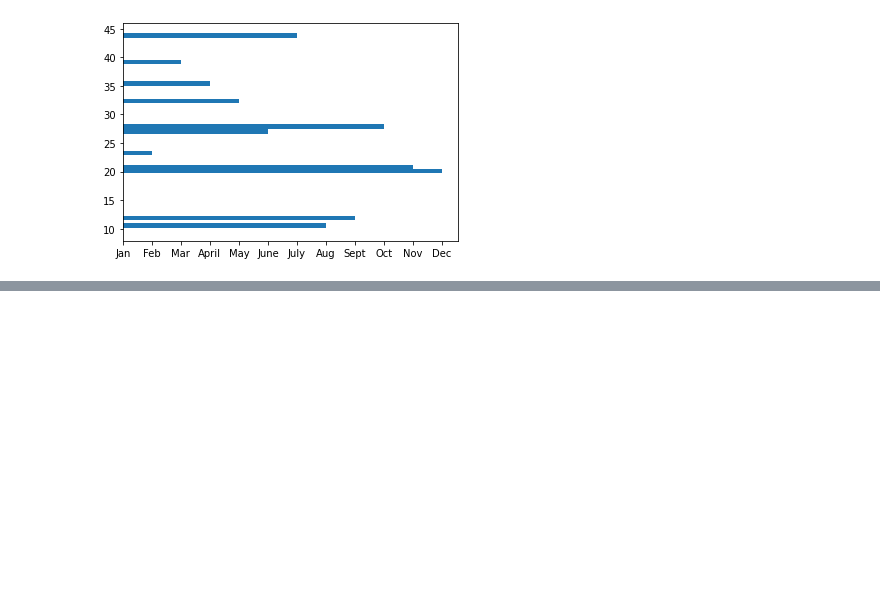
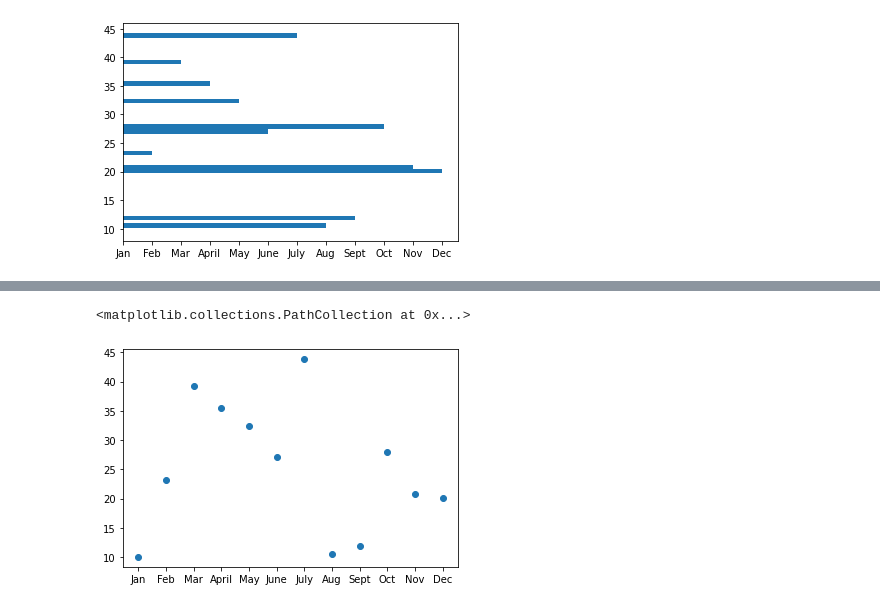
Before and after one commit to markmayo28/PyBer_Analysis, a Jupyter notebook: Matplotlib_practice.ipynb, the cells around one changed output, grey strips where cells are left out. Cells and saved outputs as stored; diff of their text form; code cells hidden in the pictures; blank space fills up the shorter version.

```diff
--- a/Matplotlib_practice.ipynb
+++ b/Matplotlib_practice.ipynb
@@ -196,0 +203,5 @@ ax.legend()
+# %%
+plt.scatter(x_axis, y_axis)
+# %% [output]
+<matplotlib.collections.PathCollection at 0x...>
+[figure, added]
```
Also changed, not shown: parts of 15 cells of this notebook, 6 other files.
